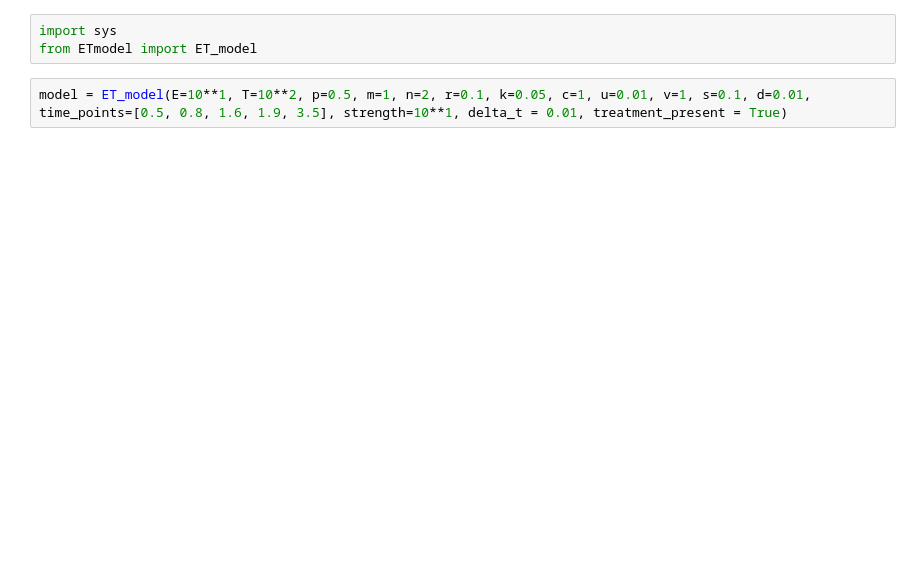
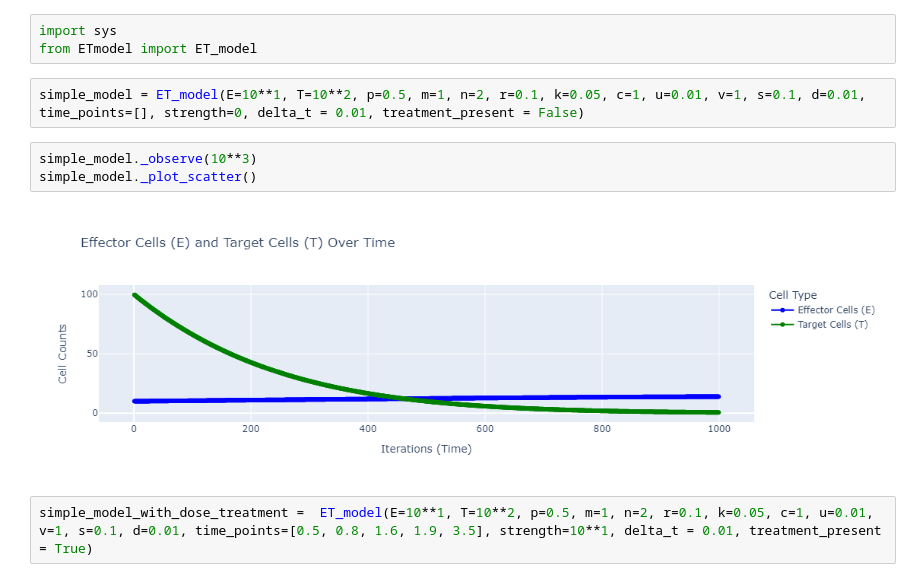
Before and after one commit to jonasprokop/Matematical-modeling-in-bioinformatics, a Jupyter notebook: ETmodel_implementation.ipynb, the cells around one changed output. Saved outputs shown, nothing was run; the diff lists cells and outputs as text; blank space fills up the shorter version.

```diff
--- a/ETmodel_implementation.ipynb
+++ b/ETmodel_implementation.ipynb
@@ -1,5 +1,12 @@
 # %%
 import sys
 from ETmodel import ET_model
+# %%
+simple_model = ET_model(E=10**1, T=10**2, p=0.5, m=1, n=2, r=0.1, k=0.05, c=1, u=0.01, v=1, s=0.1, d=0.01, time_points=[], strength=0, delta_t = 0.01, treatment_present = False)
+# %%
+simple_model._observe(10**3)
+simple_model._plot_scatter()
+# %% [output]
+[figure, added]
 # %%
-model = ET_model(E=10**1, T=10**2, p=0.5, m=1, n=2, r=0.1, k=0.05, c=1, u=0.01, v=1, s=0.1, d=0.01, time_points=[0.5, 0.8, 1.6, 1.9, 3.5], strength=10**1, delta_t = 0.01, treatment_present = True)
+simple_model_with_dose_treatment =  ET_model(E=10**1, T=10**2, p=0.5, m=1, n=2, r=0.1, k=0.05, c=1, u=0.01, v=1, s=0.1, d=0.01, time_points=[0.5, 0.8, 1.6, 1.9, 3.5], strength=10**1, delta_t = 0.01, treatment_present = True)
```
Also changed, not shown: parts of 3 cells of this notebook.
